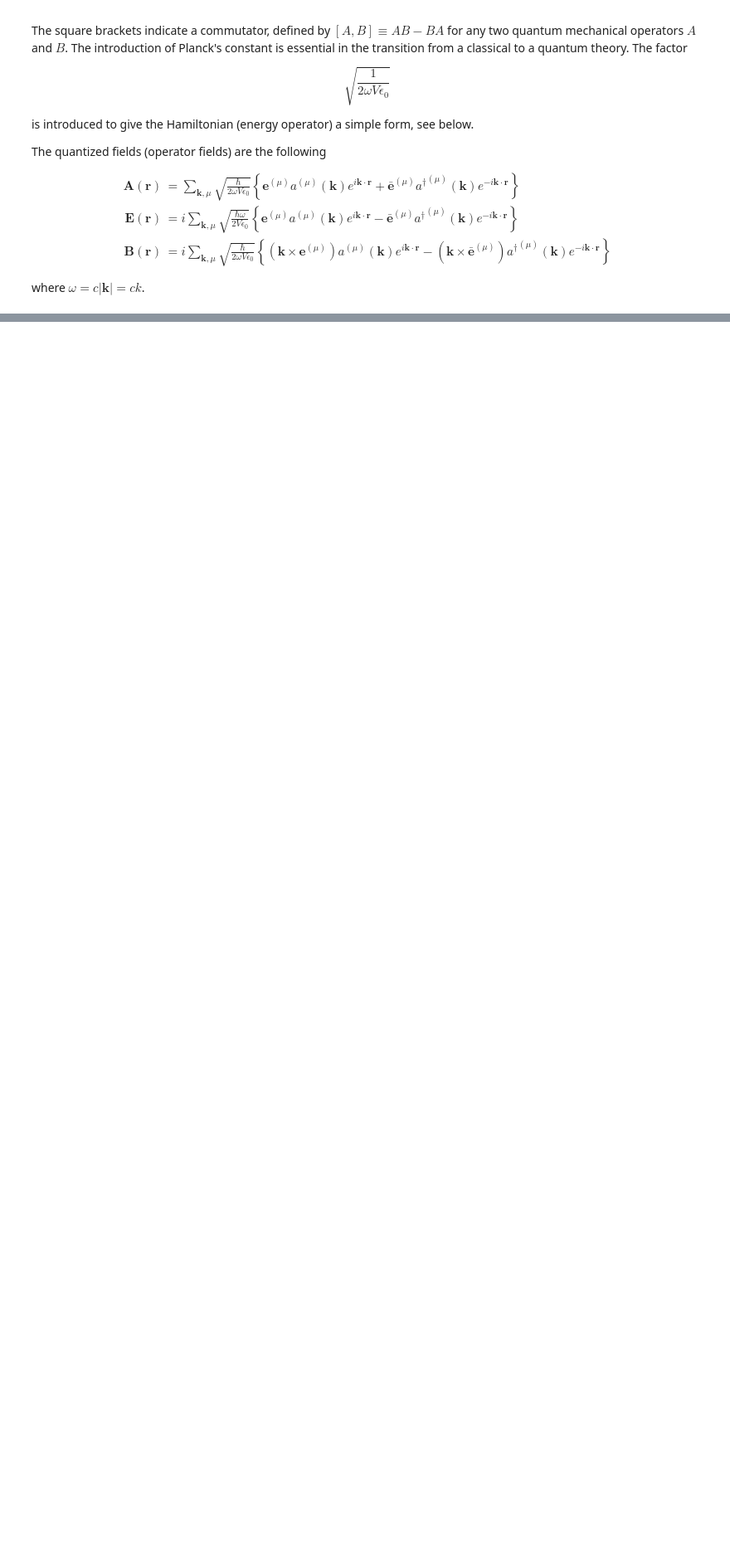
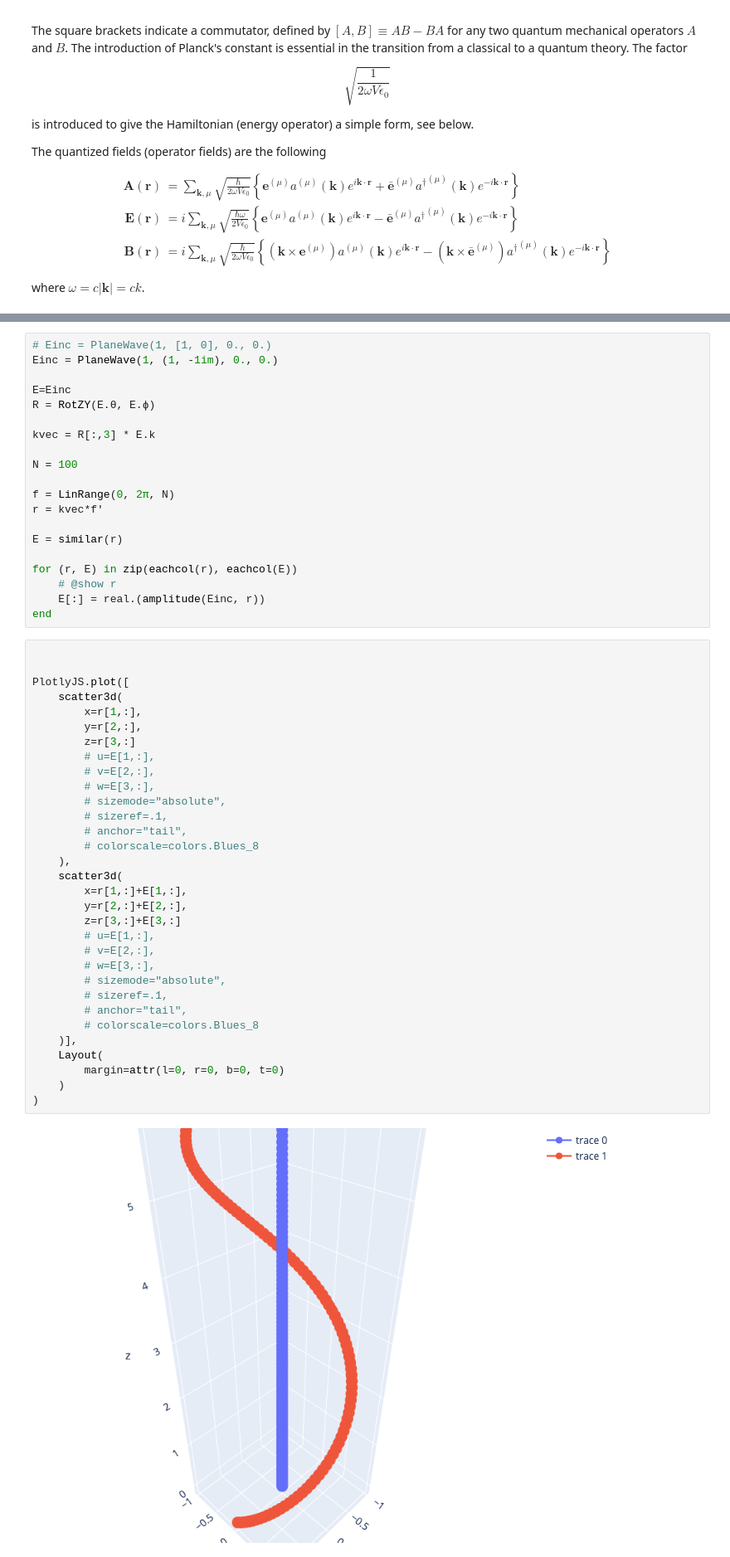
Before and after one commit to fekad/DDA.jl, a Jupyter notebook: examples/electric_field.ipynb, the cells around one changed output, grey strips where cells are left out. Shown at 83% size. Saved outputs shown, nothing was run; the diff lists cells and outputs as text; blank space fills up the shorter version.

```diff
--- a/examples/electric_field.ipynb
+++ b/examples/electric_field.ipynb
@@ -180,0 +299,54 @@ end
+# %%
+# Einc = PlaneWave(1, [1, 0], 0., 0.)
+Einc = PlaneWave(1, (1, -1im), 0., 0.)
+
+E=Einc
+R = RotZY(E.θ, E.ϕ)
+
+kvec = R[:,3] * E.k
+
+N = 100
+
+f = LinRange(0, 2π, N)
+r = kvec*f'
+
+E = similar(r)
+
+for (r, E) in zip(eachcol(r), eachcol(E))
+    # @show r
+    E[:] = real.(amplitude(Einc, r))
+end
+# %%
+
+
+PlotlyJS.plot([
+    scatter3d(
+        x=r[1,:],
+        y=r[2,:],
+        z=r[3,:]
+        # u=E[1,:],
+        # v=E[2,:],
+        # w=E[3,:],
+        # sizemode="absolute",
+        # sizeref=.1,
+        # anchor="tail",
+        # colorscale=colors.Blues_8
+    ),
+    scatter3d(
+        x=r[1,:]+E[1,:],
+        y=r[2,:]+E[2,:],
+        z=r[3,:]+E[3,:]
+        # u=E[1,:],
+        # v=E[2,:],
+        # w=E[3,:],
+        # sizemode="absolute",
+        # sizeref=.1,
+        # anchor="tail",
+        # colorscale=colors.Blues_8
+    )],
+    Layout(
+        margin=attr(l=0, r=0, b=0, t=0)
+    )
+)
+# %% [output]
+[figure, added]
```
Also changed, not shown: parts of 16 cells of this notebook, 1 other file.
